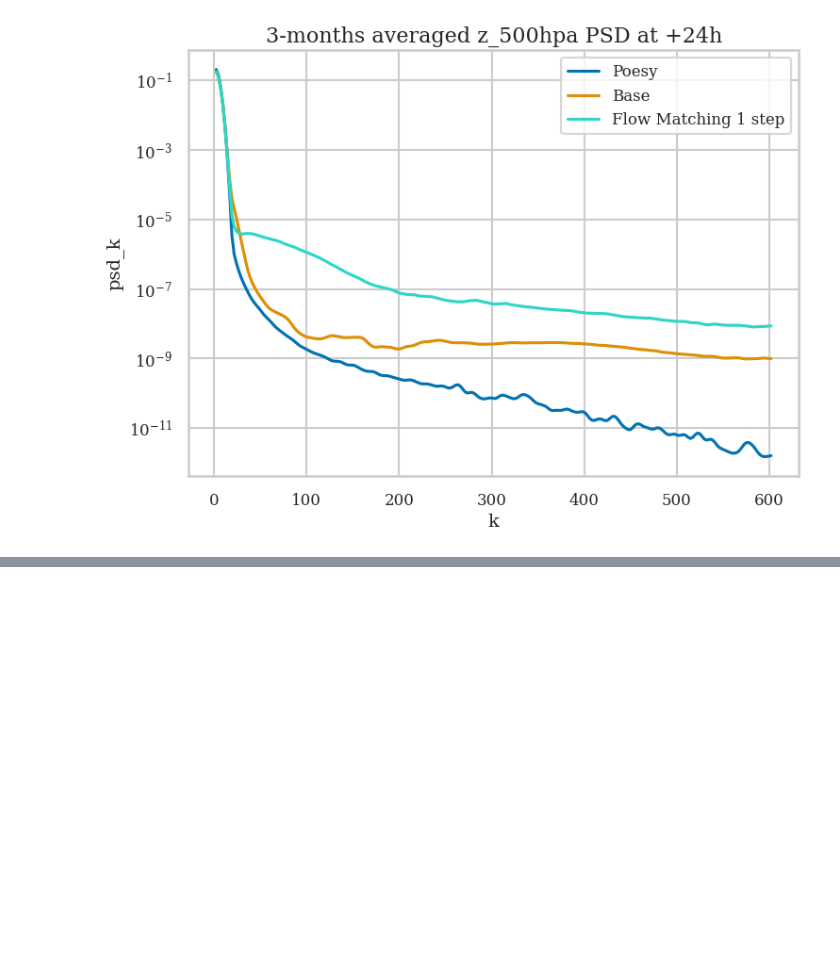
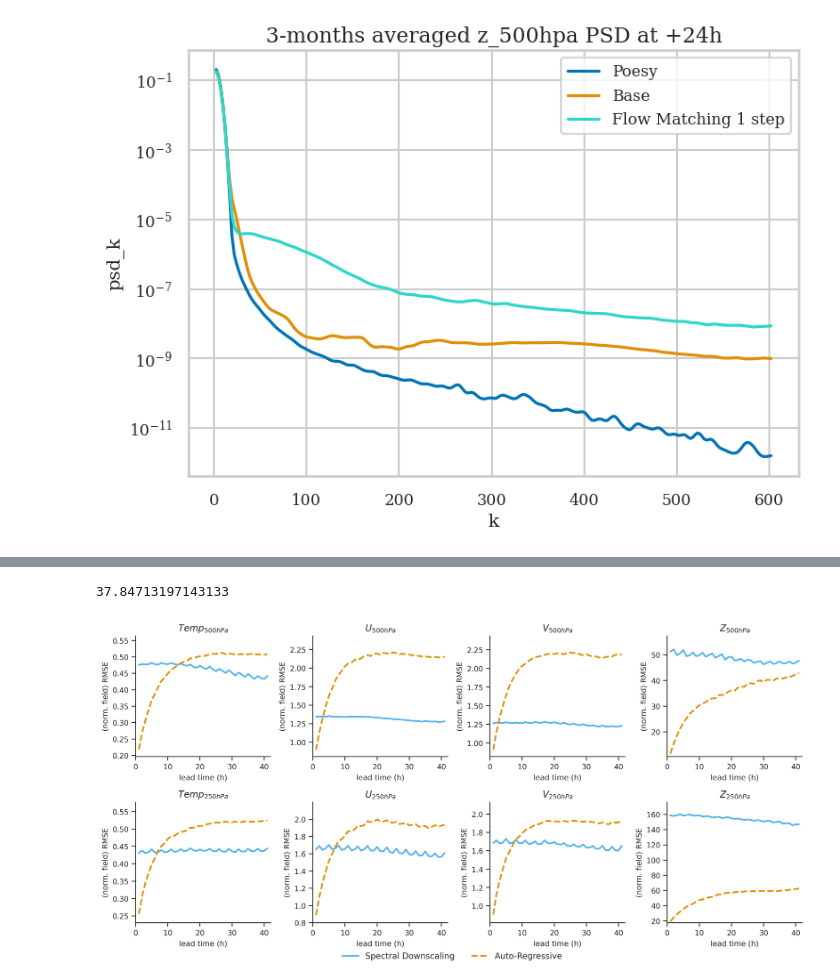
Before and after one commit to AdrienAudren/py4cast, a Jupyter notebook: tbparse.ipynb, the cells around one changed output, grey strips where cells are left out. Drawn from its saved outputs; the diff is of its cells as text; code cells hidden in the pictures; blank space fills up the shorter version.

```diff
--- a/tbparse.ipynb
+++ b/tbparse.ipynb
@@ -814,0 +867,64 @@ plt.show()
+# %%
+relative_gains["aro_t_850hpa"][39]
+# %% [output]
+37.84713197143133
+# %%
+import json
+import numpy as np
+import matplotlib.pyplot as plt
+import seaborn as sns
+
+# Load your JSON data
+with open("/scratch/audrena/py4cast_expe/titan_21var/mse_ARPdownscale_5em4_multiscale/test_titan/Test_rmse_scores.json", 'r') as file:
+    data_spectralDS = json.load(file)
+with open("/scratch/audrena/py4cast_expe/titan_21var/base_1order_5em4/test_titan/Test_rmse_scores.json", 'r') as file:
+    data_AR = json.load(file)
+
+
+# Set Seaborn style for professional aesthetics
+sns.set_context("paper", font_scale=1)
+sns.set_style("ticks")
+
+# Use a colorblind-friendly palette
+palette = sns.color_palette("colorblind")
+
+# Lead times
+LTs = np.arange(1, 42, 1)
+
+# Variables, names, and line styles
+# var = ["aro_t_850hpa", "aro_u_850hpa", "aro_v_850hpa", "aro_z_850hpa", "aro_t_700hpa", "aro_u_700hpa", "aro_v_700hpa", "aro_z_700hpa"]
+var = ["aro_t_500hpa", "aro_u_500hpa", "aro_v_500hpa", "aro_z_500hpa", "aro_t_250hpa", "aro_u_250hpa", "aro_v_250hpa", "aro_z_250hpa"]
+# var_name = [r'$Temp_{850hPa}$', r'$U_{850hPa}$', r'$V_{850hPa}$', r'$Z_{850hPa}$', r'$Temp_{700hPa}$', r'$U_{700hPa}$', r'$V_{700hPa}$', r'$Z_{700hPa}$']
+var_name = [r'$Temp_{500hPa}$', r'$U_{500hPa}$', r'$V_{500hPa}$', r'$Z_{500hPa}$', r'$Temp_{250hPa}$', r'$U_{250hPa}$', r'$V_{250hPa}$', r'$Z_{250hPa}$']
+
+# Create subplots grid (2 rows, 3 cols → 6 panels, but last one will be empty)
+fig, axes = plt.subplots(2, 4, figsize=(12, 6), dpi=300)
+axes = axes.flatten()  # Flatten for easy iteration
+
+# Loop through each variable
+for k in range(len(var)):
+    ax = axes[k]
+    ax.plot(LTs, data_spectralDS[var[k]], label="Spectral Downscaling",
+            color=palette[9], linestyle='-', linewidth=2)
+    ax.plot(LTs, data_AR[var[k]][:-1], label="Auto-Regressive",
+            color=palette[1], linestyle='--', linewidth=2)
+
+    # Labels
+    ax.set_xlabel(r'lead time (h)', fontsize=9)
+    ax.set_ylabel(r'(norm. field) RMSE', fontsize=9)
+    ax.set_title(var_name[k], fontsize=11, weight='bold')
+
+    ax.set_xlim(0, 42)
+    ax.set_ylim(min(np.min(data_spectralDS[var[k]]), np.min(data_AR[var[k]]))*0.9,
+                max(np.max(data_spectralDS[var[k]]), np.max(data_AR[var[k]])) * 1.1)
+
+    sns.despine(ax=ax)
+
+# Create a single legend for all plots
+handles, labels = axes[0].get_legend_handles_labels()
+fig.legend(handles, labels, loc='lower center', ncol=2, frameon=False, fontsize=10, borderaxespad=-0.1)
+
+plt.tight_layout(rect=[0, 0, 1, 0.95])  # Leave space for the legend
+plt.show()
+# %% [output]
+[figure, added]
```
Also changed, not shown: parts of 6 cells of this notebook, 5 other files.
